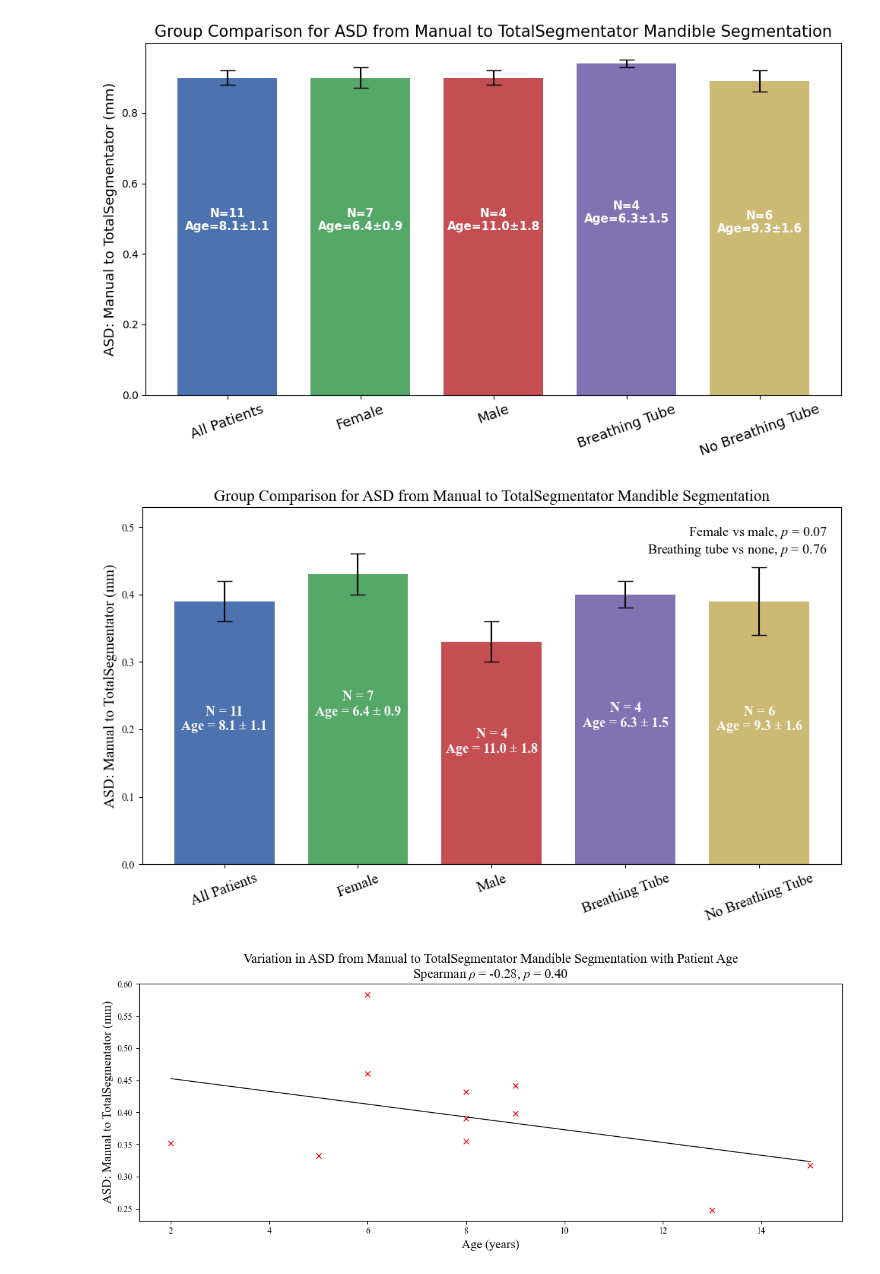
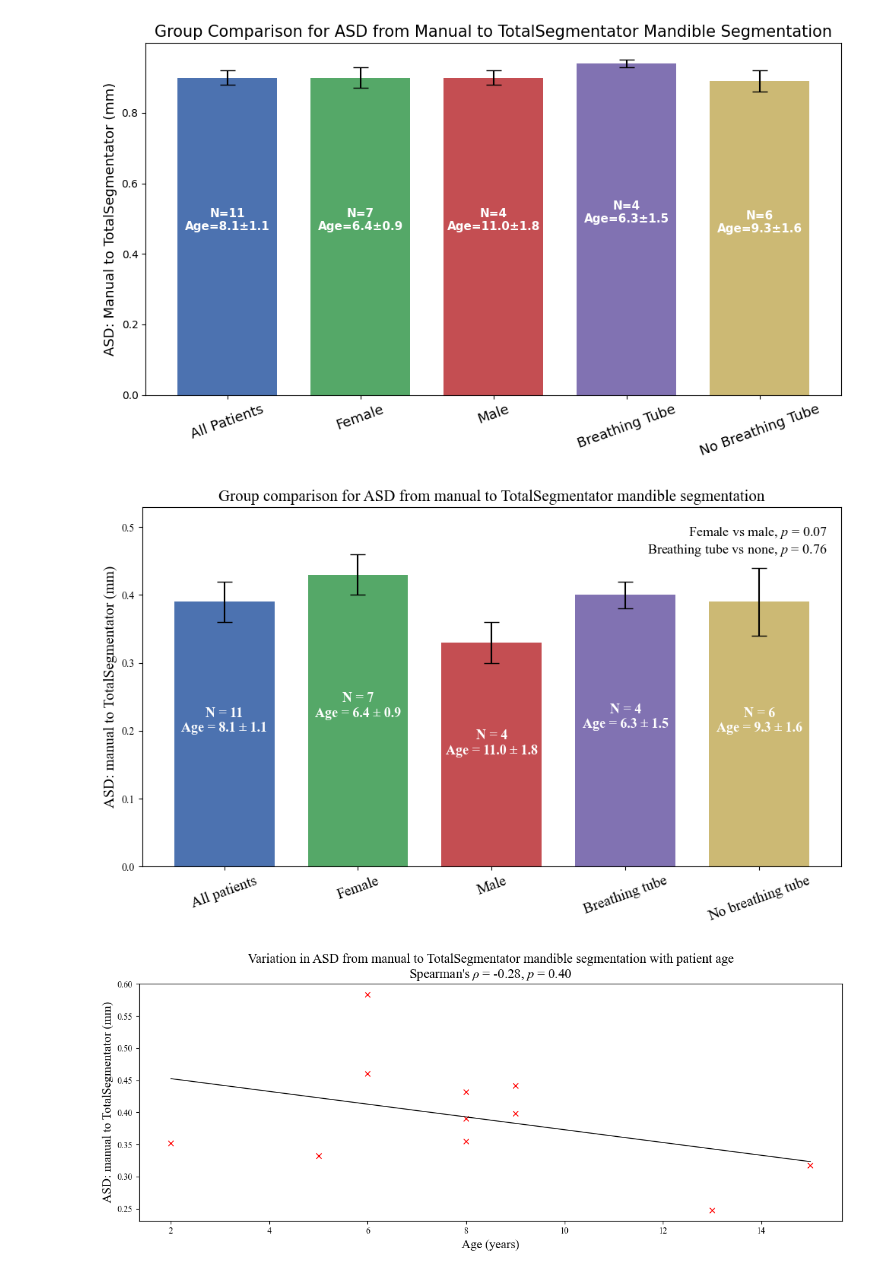
Before and after one commit to abbycrowther/Modelling_Facial_Deformation, a Jupyter notebook: Code/Total_Segmentator/rhabdo_data_work/display_metrics.ipynb, the cells around one changed output. Cells and saved outputs as stored; diff of their text form; code cells hidden in the pictures.

Commit message:
changing case on figures

```diff
--- a/Code/Total_Segmentator/rhabdo_data_work/display_metrics.ipynb
+++ b/Code/Total_Segmentator/rhabdo_data_work/display_metrics.ipynb
@@ -370,7 +370,7 @@ plt.rcParams["mathtext.it"] = "Times New Roman:italic"
 plt.rcParams["mathtext.bf"] = "Times New Roman:bold"
 
 
-groups = ["All Patients", "Female", "Male", "Breathing Tube", "No Breathing Tube"]
+groups = ["All patients", "Female", "Male", "Breathing tube", "No breathing tube"]
 
 N_values = [11, 7, 4, 4, 6]
 Age_means = [8.1, 6.4, 11.0, 6.3, 9.3]
@@ -394,44 +394,44 @@ def plot_metric(metric_label, means, sems):
 
     bars = ax.bar(x, means, yerr=sems, capsize=7, width=width, color=bar_colors)
 
-    ax.set_ylabel('ASD: Manual to TotalSegmentator (mm)', fontsize=14)
+    ax.set_ylabel('ASD: manual to TotalSegmentator (mm)', fontsize=14)
     ax.set_xticks(x)
     ax.set_xticklabels(groups, rotation=20, ha="center", fontsize=14)
-    ax.set_title(f"Group Comparison for ASD from Manual to TotalSegmentator Mandible Segmentation", fontsize=15)
+    ax.set_title(f"Group comparison for ASD from manual to TotalSegmentator mandible segmentation", fontsize=15)
 
     ax.grid(False)
 
     ax.text(
         0.98, 0.95,
         "Female vs male, $p$ = 0.07\nBreathing tube vs none, $p$ = 0.76",
         transform=ax.transAxes,
         fontsize=13,
         va='top',
         ha='right',
         bbox=dict(facecolor='white', edgecolor='none', alpha=0.8)
     )
 
     for i, bar in enumerate(bars):
         height = bar.get_height()
         ax.text(
             bar.get_x() + bar.get_width()/2,
             height * 0.55,
             f"N = {N_values[i]}\nAge = {Age_means[i]:.1f} ± {Age_sems[i]:.1f}",
             ha='center', va='center', color='white', fontsize=13, weight='bold'
         )
 
     y_max = max(np.array(means) + np.array(sems))
     ax.set_ylim(0, y_max * 1.15)
 
 
     plt.tight_layout()
     plt.show()
 
 
 for metric_name, data in metrics.items():
     plot_metric(metric_name, data["mean"], data["sem"])
 # %% [output]
-[figure, old version]
+[figure, new version]
 # %%
 import pandas as pd
 import numpy as np
```
Also changed, not shown: parts of 1 cell of this notebook.
